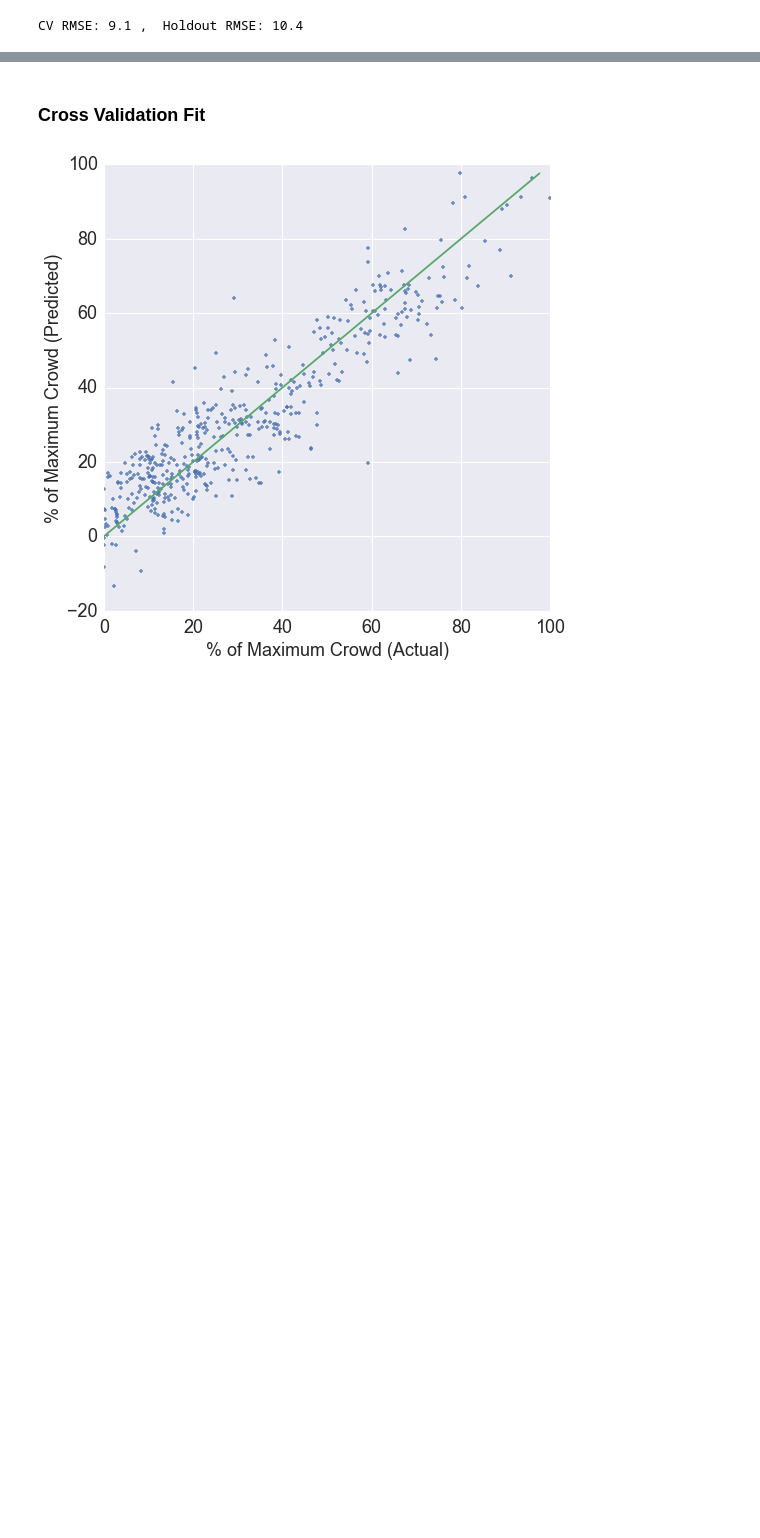
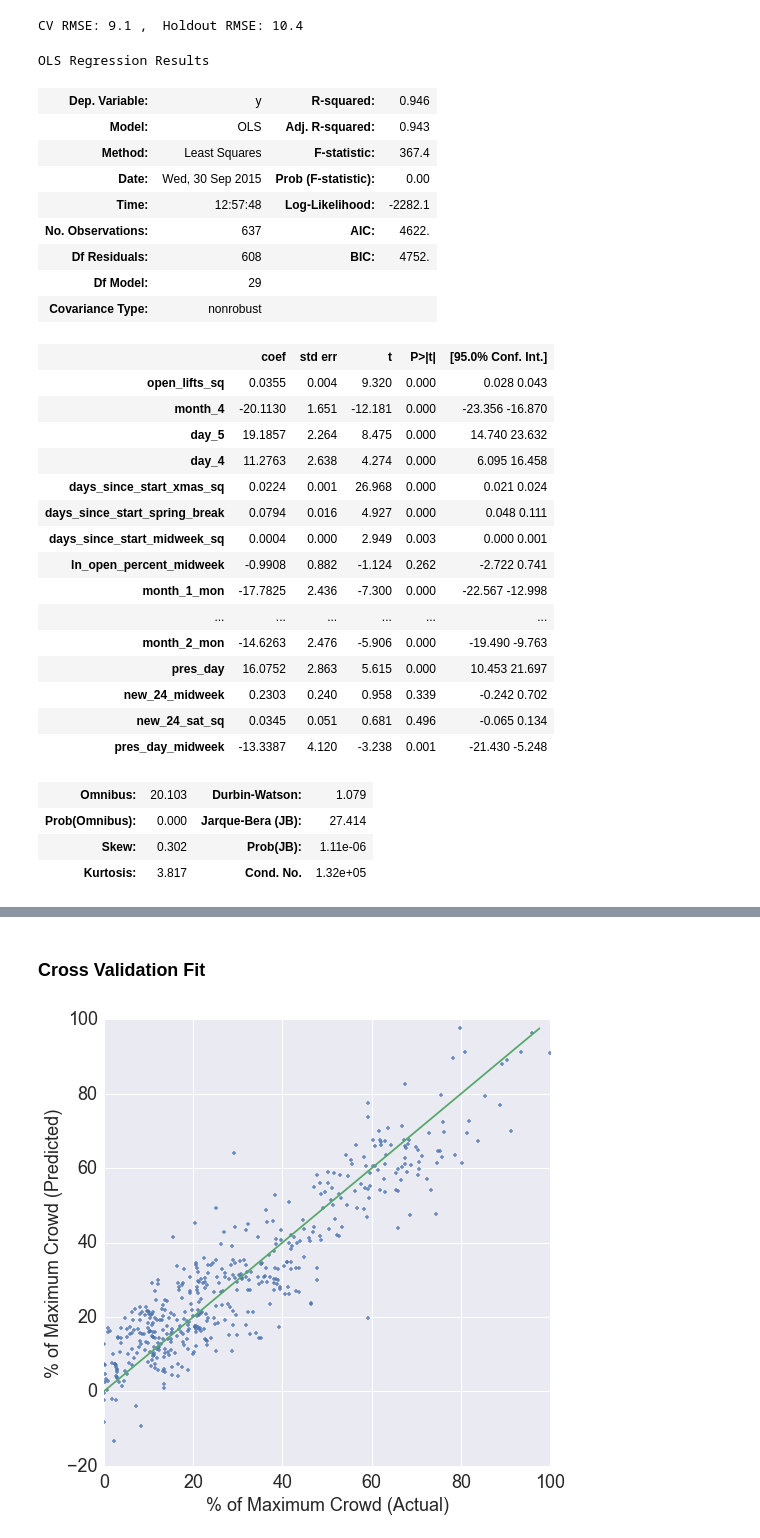
Before and after one commit to balmandhunter/ski_in_solitude, a Jupyter notebook: crowd_model.ipynb, the cells around one changed output, grey strips where cells are left out. Drawn from its saved outputs; the diff is of its cells as text; code cells hidden in the pictures; blank space fills up the shorter version.

```diff
--- a/crowd_model.ipynb
+++ b/crowd_model.ipynb
@@ -152,7 +142,39 @@ RMSE_H_lin, RMSE_CV, df_H_lin, df_cv_lin = get_holdout_RMSE(lin_regr, best_featu
 # %% [output]
 CV RMSE: 9.1 ,  Holdout RMSE: 10.4
 # %%
-X_tr, y_tr, X_h, y_h = find_training_and_hold_sets(df_tr, df_h, best_features, ref_column)
-sm_lin = sm.OLS(y_tr, X_tr)
+X_cv, y_cv, X_cv, y_cv = find_training_and_hold_sets(df_cv, df_cv, best_features, ref_column)
+sm_lin = sm.OLS(y_cv, X_cv)
 res = sm_lin.fit()
 prstd, iv_l, iv_u = wls_prediction_std(res, alpha = 0.32)
+res.summary()
+# %% [output]
+OLS Regression Results
+| Dep. Variable: | y | R-squared: | 0.946 |
+| Model: | OLS | Adj. R-squared: | 0.943 |
+| Method: | Least Squares | F-statistic: | 367.4 |
+| Date: | Wed, 30 Sep 2015 | Prob (F-statistic): | 0.00 |
+| Time: | 12:57:48 | Log-Likelihood: | -2282.1 |
+| No. Observations: | 637 | AIC: | 4622. |
+| Df Residuals: | 608 | BIC: | 4752. |
+| Df Model: | 29 |  |  |
+| Covariance Type: | nonrobust |  |  |
+|  | coef | std err | t | P>|t| | [95.0% Conf. Int.] |
+| open_lifts_sq | 0.0355 | 0.004 | 9.320 | 0.000 | 0.028 0.043 |
+| month_4 | -20.1130 | 1.651 | -12.181 | 0.000 | -23.356 -16.870 |
+| day_5 | 19.1857 | 2.264 | 8.475 | 0.000 | 14.740 23.632 |
+| day_4 | 11.2763 | 2.638 | 4.274 | 0.000 | 6.095 16.458 |
+| days_since_start_xmas_sq | 0.0224 | 0.001 | 26.968 | 0.000 | 0.021 0.024 |
+| days_since_start_spring_break | 0.0794 | 0.016 | 4.927 | 0.000 | 0.048 0.111 |
+| days_since_start_midweek_sq | 0.0004 | 0.000 | 2.949 | 0.003 | 0.000 0.001 |
+| ln_open_percent_midweek | -0.9908 | 0.882 | -1.124 | 0.262 | -2.722 0.741 |
+| month_1_mon | -17.7825 | 2.436 | -7.300 | 0.000 | -22.567 -12.998 |
+| ... | ... | ... | ... | ... | ... |
+| month_2_mon | -14.6263 | 2.476 | -5.906 | 0.000 | -19.490 -9.763 |
+| pres_day | 16.0752 | 2.863 | 5.615 | 0.000 | 10.453 21.697 |
+| new_24_midweek | 0.2303 | 0.240 | 0.958 | 0.339 | -0.242 0.702 |
+| new_24_sat_sq | 0.0345 | 0.051 | 0.681 | 0.496 | -0.065 0.134 |
+| pres_day_midweek | -13.3387 | 4.120 | -3.238 | 0.001 | -21.430 -5.248 |
+| Omnibus: | 20.103 | Durbin-Watson: | 1.079 |
+| Prob(Omnibus): | 0.000 | Jarque-Bera (JB): | 27.414 |
+| Skew: | 0.302 | Prob(JB): | 1.11e-06 |
+| Kurtosis: | 3.817 | Cond. No. | 1.32e+05 |
```
Also changed, not shown: parts of 15 cells of this notebook, 3 other files.
